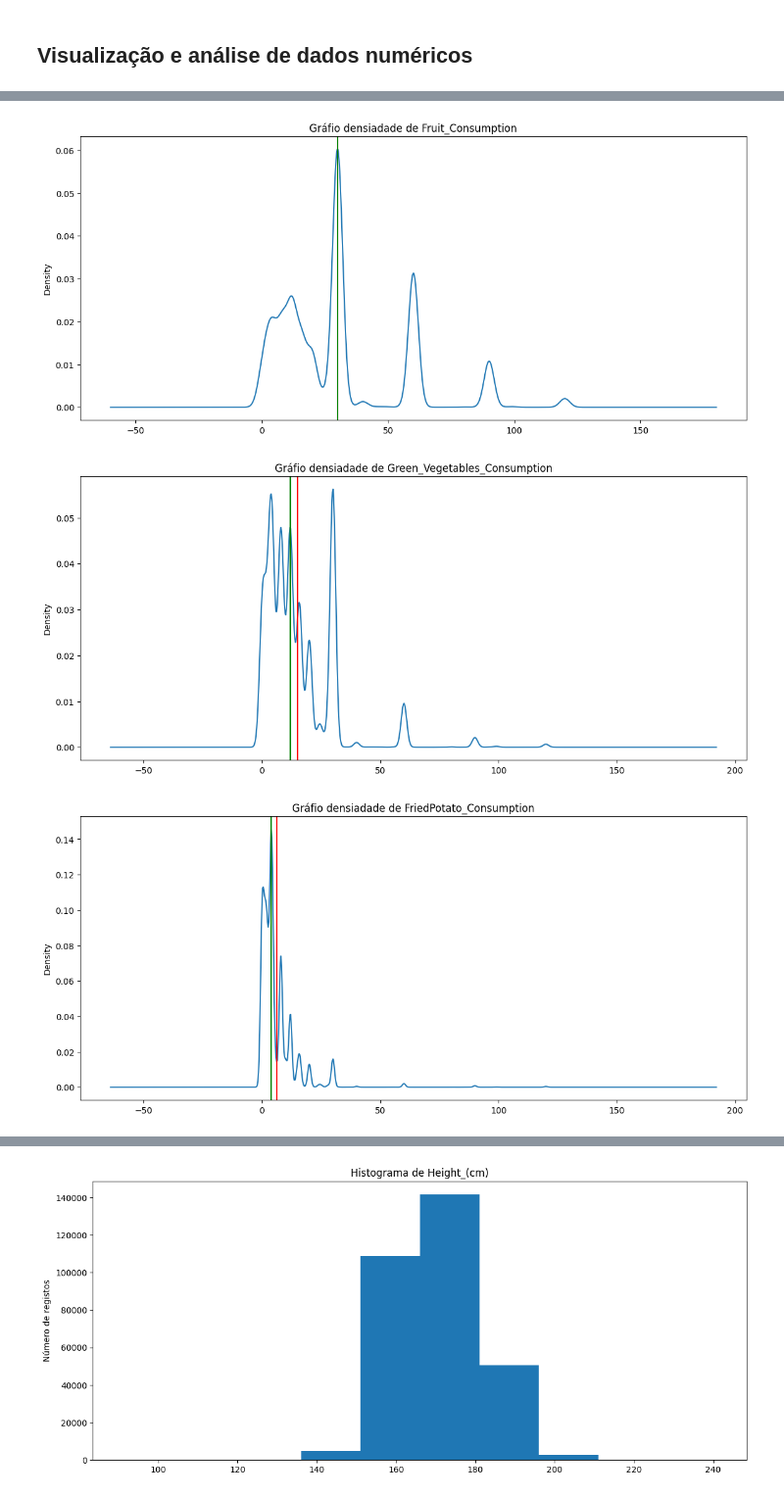
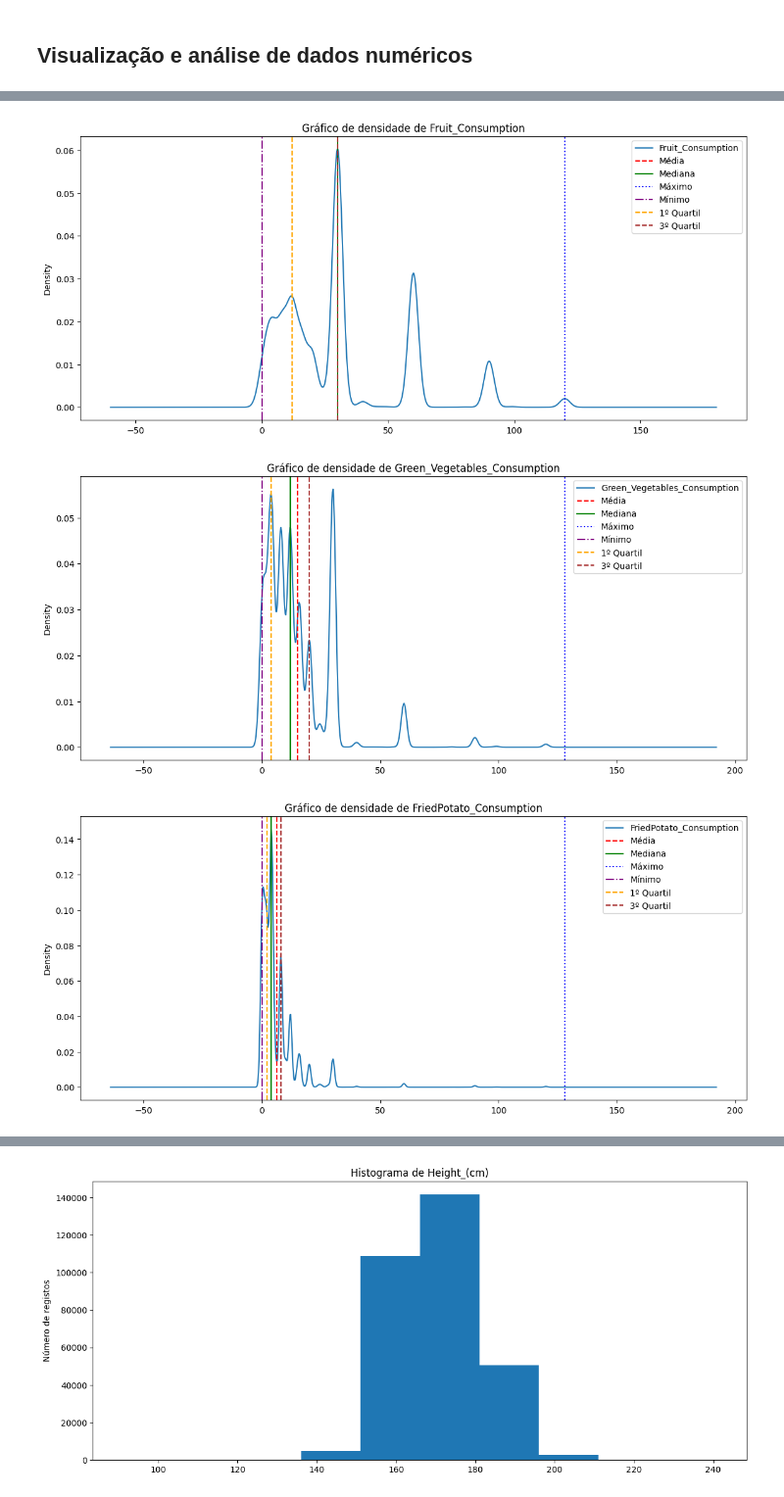
Before and after one commit to tjpoa/ProjetoIAA, a Jupyter notebook: notebooks/DataUnderstanding.ipynb, the cells around one changed output, grey strips where cells are left out. Shown at 98% size. Saved outputs shown, nothing was run; the diff lists cells and outputs as text; code cells hidden in the pictures.

```diff
--- a/notebooks/DataUnderstanding.ipynb
+++ b/notebooks/DataUnderstanding.ipynb
@@ -181,10 +97,14 @@ Os dados não possuem grande correlação, o peso e o bmi naturalmente têm uma
 # %%
 continuous_vars = ['Height_(cm)', 'Weight_(kg)', 'BMI', 'Alcohol_Consumption', 'Fruit_Consumption', 'Green_Vegetables_Consumption', 'FriedPotato_Consumption']
 
-for var in continuous_vars:
-    cvd_df[var].plot(kind = 'box', vert = False, figsize = (14, 6))
-    # plt.boxplot(cvd_df[var], vert=False)
-    # plt.title(f'Boxplot de {var}')
-    # plt.xlabel(f'Valores de {var}')
-    plt.show()
+fig, axes = plt.subplots(nrows=len(continuous_vars), ncols=1, figsize=(10, 20))
+
+for ax, var in zip(axes, continuous_vars):
+    cvd_df[var].plot(kind='box', vert=False, ax=ax)
+    ax.axvline(cvd_df[var].mean(), color='red', linestyle='--', label='Média')
+    ax.set_title(f'Boxplot de {var}')
+    ax.legend()
+
+plt.tight_layout()
+plt.show()
 # %% [output]
@@ -198,10 +112,13 @@ for var in continuous_vars:
 # %%
 for var in continuous_vars:
-    ax = cvd_df[var].plot(kind = 'density', figsize = (14, 6))
-    ax.axvline(cvd_df[var].mean(), color = 'red')
-    ax.axvline(cvd_df[var].median(), color = 'green')
-    # plt.boxplot(cvd_df[var], vert=False)
-    plt.title(f'Gráfio densiadade de {var}')
-    # plt.xlabel(f'Valores de {var}')
+    ax = cvd_df[var].plot(kind='density', figsize=(14, 6))
+    ax.axvline(cvd_df[var].mean(), color='red', linestyle='--', label='Média')
+    ax.axvline(cvd_df[var].median(), color='green', linestyle='-', label='Mediana')
+    ax.axvline(cvd_df[var].max(), color='blue', linestyle=':', label='Máximo')
+    ax.axvline(cvd_df[var].min(), color='purple', linestyle='-.', label='Mínimo')
+    ax.axvline(cvd_df[var].quantile(0.25), color='orange', linestyle='--', label='1º Quartil')
+    ax.axvline(cvd_df[var].quantile(0.75), color='brown', linestyle='--', label='3º Quartil')
+    plt.title(f'Gráfico de densidade de {var}')
+    plt.legend()
     plt.show()
 # %% [output]
@@ -212,3 +129,3 @@ for var in continuous_vars:
-[figure, old version]
+[figure, new version]
-[figure, old version]
+[figure, new version]
-[figure, old version]
+[figure, new version]
```
Also changed, not shown: parts of 36 cells of this notebook, 1 other file.
